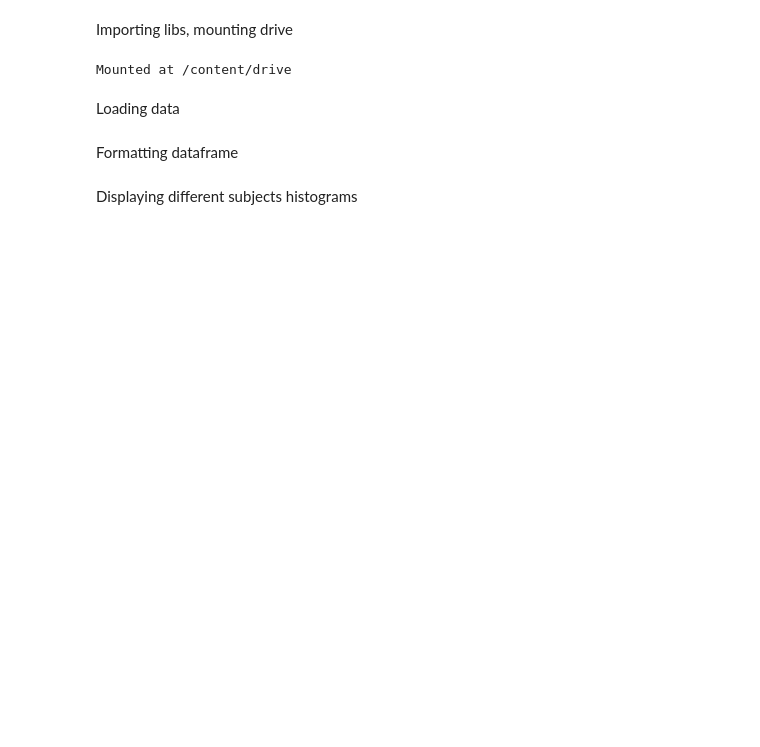
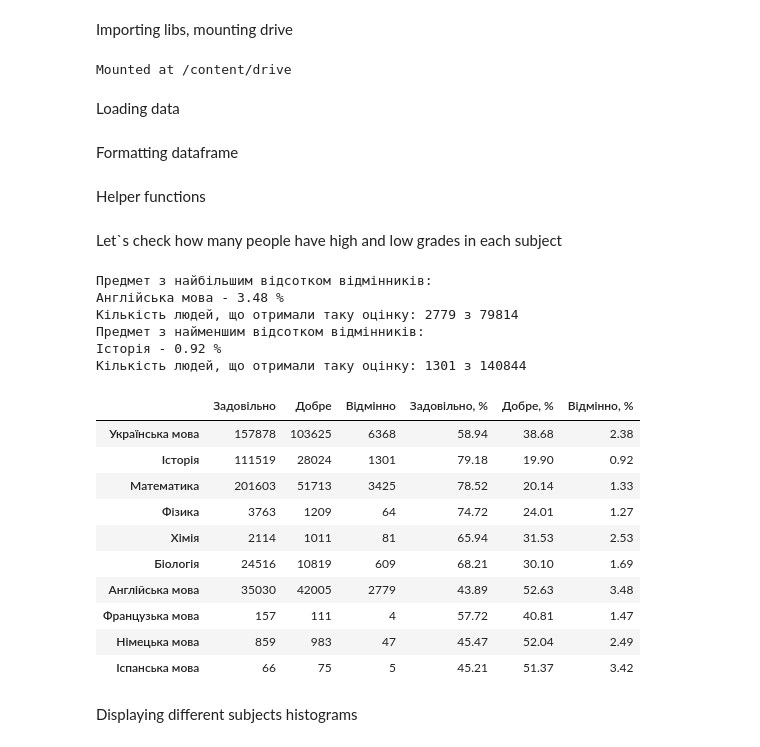
Before and after one commit to TeddyProg/ML_workbooks, a Jupyter notebook: Midterm.ipynb, the cells around one changed output. Cells and saved outputs as stored; diff of their text form; code cells hidden in the pictures; blank space fills up the shorter version.

```diff
--- a/Midterm.ipynb
+++ b/Midterm.ipynb
@@ -42,0 +44,2 @@ numSubjects = len(subjectGradesColumnNames)
+# %% [markdown]
+Helper functions
@@ -43,3 +106,54 @@ numSubjects = len(subjectGradesColumnNames)
+# %% [markdown]
+Let`s check how many people have high and low grades in each subject
+# %%
+gradeArrays, subjectNames = getGradesAndNamesArrays(data2023, subjectGradesColumnNames)
+subjectNames = getUkrainianSubjectNames(subjectNames)
+numSubjects = len(gradeArrays)
+
+threshoulds = [100, 150, 190, 200]
+labels = ['Задовільно', 'Добре', 'Відмінно']
+
+peopleCounts = np.array([gradeArray.shape[0] for gradeArray in gradeArrays])
+gradesMatrix = np.zeros(shape = (len(subjectNames), len(labels)), dtype = int)
+gradesPercentageMatrix = np.zeros(shape = (len(subjectNames), len(labels)), dtype = float)
+gradesDF = pd.DataFrame(index = subjectNames, columns = labels)
+for i in range(0, numSubjects):
+  gradesMatrix[i], _ = np.histogram(gradeArrays[i], threshoulds)
+  gradesPercentageMatrix[i] = np.round(gradesMatrix[i] / peopleCounts[i] * 100, 2)
+
+for i in range(0, len(labels)):
+  gradesDF[labels[i]] = gradesMatrix.T[i]
+  gradesDF[labels[i] + ', %'] = gradesPercentageMatrix.T[i]
+
+print('Предмет з найбільшим відсотком відмінників: ')
+highGradeMaxPercentIdx = gradesPercentageMatrix.T[2].argmax()
+print('{0} - {1} %'.format(subjectNames[highGradeMaxPercentIdx], gradesPercentageMatrix.T[2][highGradeMaxPercentIdx]))
+print('Кількість людей, що отримали таку оцінку: {0} з {1}'.format(gradesMatrix.T[2][highGradeMaxPercentIdx], peopleCounts[gradeMaxPercentIdx]))
+
+print('Предмет з найменшим відсотком відмінників: ')
+gradeMinPercentIdx = gradesPercentageMatrix.T[2].argmin()
+print('{0} - {1} %'.format(subjectNames[gradeMinPercentIdx], gradesPercentageMatrix.T[2][gradeMinPercentIdx]))
+print('Кількість людей, що отримали таку оцінку: {0} з {1}'.format(gradesMatrix.T[2][gradeMinPercentIdx], peopleCounts[gradeMinPercentIdx]))
+
+gradesDF
+# %% [output]
+Предмет з найбільшим відсотком відмінників:
+Англійська мова - 3.48 %
+Кількість людей, що отримали таку оцінку: 2779 з 79814
+Предмет з найменшим відсотком відмінників:
+Історія - 0.92 %
+Кількість людей, що отримали таку оцінку: 1301 з 140844
+|  | Задовільно | Добре | Відмінно | Задовільно, % | Добре, % | Відмінно, % |
+| Українська мова | 157878 | 103625 | 6368 | 58.94 | 38.68 | 2.38 |
+| Історія | 111519 | 28024 | 1301 | 79.18 | 19.90 | 0.92 |
+| Математика | 201603 | 51713 | 3425 | 78.52 | 20.14 | 1.33 |
+| Фізика | 3763 | 1209 | 64 | 74.72 | 24.01 | 1.27 |
+| Хімія | 2114 | 1011 | 81 | 65.94 | 31.53 | 2.53 |
+| Біологія | 24516 | 10819 | 609 | 68.21 | 30.10 | 1.69 |
+| Англійська мова | 35030 | 42005 | 2779 | 43.89 | 52.63 | 3.48 |
+| Французька мова | 157 | 111 | 4 | 57.72 | 40.81 | 1.47 |
+| Німецька мова | 859 | 983 | 47 | 45.47 | 52.04 | 2.49 |
+| Іспанська мова | 66 | 75 | 5 | 45.21 | 51.37 | 3.42 |
 # %% [markdown]
 Displaying different subjects histograms
 # %%
```
Also changed, not shown: parts of 6 cells of this notebook.
